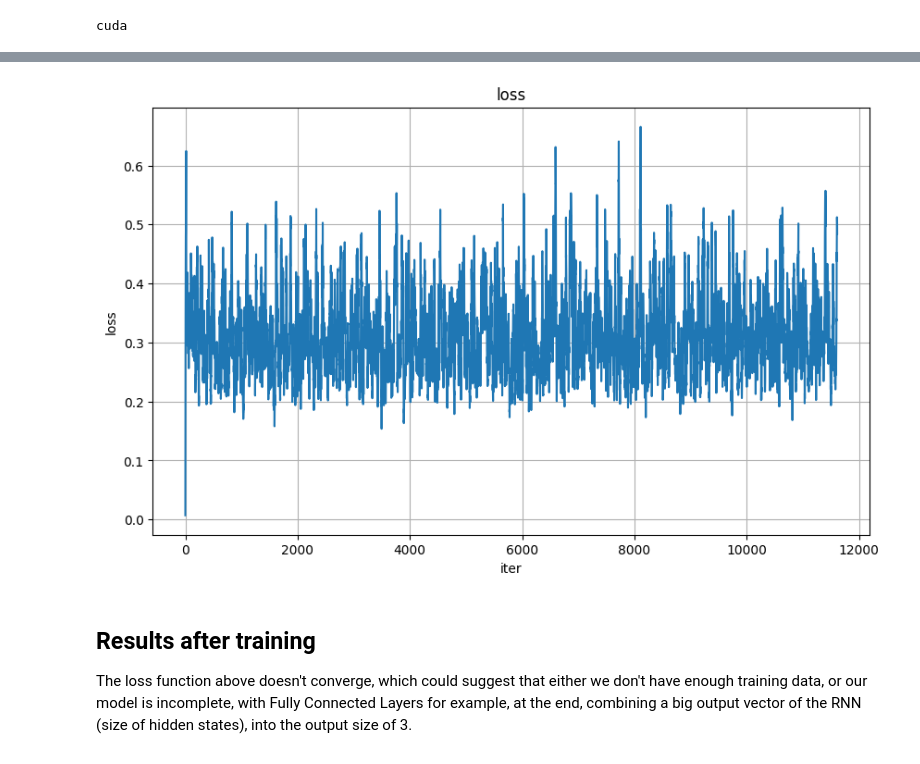
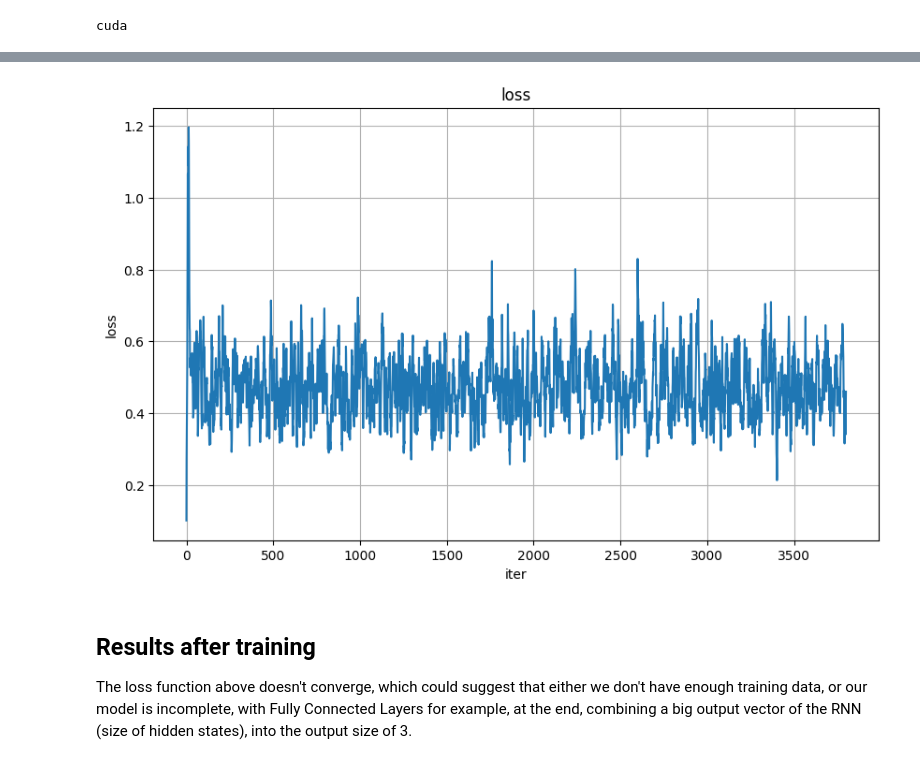
Before and after one commit to OniasC/dl-homework, a Jupyter notebook: from_scratch/rnn_robot_pytorch.ipynb, the cells around one changed output, grey strips where cells are left out. Saved outputs shown, nothing was run; the diff lists cells and outputs as text; code cells hidden in the pictures.

Commit message:
updates on lstm and gru for robot dataset. Updates data processing of robot dataset

```diff
--- a/from_scratch/rnn_robot_pytorch.ipynb
+++ b/from_scratch/rnn_robot_pytorch.ipynb
@@ -47,28 +48,24 @@ A dataset was collected of different robots performing squared trajectories and
 
 As this is a transformation from 4 dimensions to 3 dimensions, the imprecision of each dimensions in the "wheel frame" is combined when translated to "robot frame". This model doesn't allow accurate tracking of the position of the robot in global frame of reference. Our goal is to verify if a data-driven approach can properly model the system dynamics in a way that a model-based estimation can't, as these errors are coming mostly from our poor definition of the model, so adding processes noises on a Kalman Filter (or the extended version) doesn't perform as well as intended.
 # %%
-#data_generator = DataGenerator('dinos.txt')
-data0, x0, y0 = robot_data_treatment.dataGet("../data/quadrado_opt_1_1.csv")
-_, x1, y1 = robot_data_treatment.dataGet("../data/quadrado_opt_1_2.csv")
-_, x2, y2 = robot_data_treatment.dataGet("../data/quadrado_opt_1_3.csv")
-_, x3, y3 = robot_data_treatment.dataGet("../data/quadrado_opt_1_4.csv")
-_, x4, y4 = robot_data_treatment.dataGet("../data/quadrado_opt_1_5.csv")
-_, x5, y5 = robot_data_treatment.dataGet("../data/quadrado_opt_2_1.csv")
-_, x6, y6 = robot_data_treatment.dataGet("../data/quadrado_opt_2_2.csv")
-_, x7, y7 = robot_data_treatment.dataGet("../data/quadrado_opt_2_3.csv")
-_, x8, y8 = robot_data_treatment.dataGet("../data/quadrado_opt_2_4.csv")
-_, x9, y9 = robot_data_treatment.dataGet("../data/quadrado_opt_2_5.csv")
+basePath = '../data/'
+csvPaths = ['quadrado_opt_1_1.csv', 'quadrado_opt_1_2.csv', 'quadrado_opt_1_3.csv', 'quadrado_opt_1_4.csv',
+            'quadrado_opt_1_5.csv','quadrado_opt_2_1.csv','quadrado_opt_2_2.csv','quadrado_opt_2_3.csv',
+            'quadrado_opt_2_4.csv','quadrado_opt_2_5.csv']
+paths = []
+for csvPath in csvPaths:
+    paths.append(basePath+csvPath)
 
-x0 = x0 + x1 + x2 + x3 + x4 + x5 + x6 + x7 + x8 + x9
-y0 = y0 + y1 + y2 + y3 + y4 + y5 + y6 + y7 + y8 + y9
+sequenceLength = 50
 
-sequenceLength = 10
-trainTuple, valTuple, testTuple = robot_data_treatment.createTestTrainSets(x0, y0, sequenceLength, trainRatio=0.8, valRatio=0.1, testRatio=0.1)
+
+
+
+data, targets, data0,_,_ = robot_data_treatment.dataGet_v2(paths, sequenceLength)
 
 display(HTML(data0.head(5).to_html()))
 
 robot_data_treatment.dataPlotMulti([data0[' GT_X']], [data0[' GT_Y']], plotTitle="ground truth of position of robot")
-
 
 
 class RobotDataset(Dataset):
@@ -84,14 +81,6 @@ class RobotDataset(Dataset):
     def __getitem__(self, index):
         return self.data[index], self.targets[index]
 
-data = []
-targets = []
-for x,y in trainTuple:
-    data.append(x)
-    targets.append(y)
-
-data = np.array(data)
-targets = np.array(targets)
 # Create Dataset and DataLoader
 batch_size = 4
 dataset = RobotDataset(data, targets)
@@ -195,9 +184,9 @@ class RNN2_robot(nn.Module):
 input_size = 5  # Example: (wheel velocities + orientation)
 hidden_size = 500
 output_size = 3  # Global velocities (vx, vy)
-num_layers = 10
+num_layers = sequenceLength
 learning_rate = 0.001
-num_epochs = 30
+num_epochs = 50
 
 
 device = torch.device('cuda' if torch.cuda.is_available() else 'cpu')
@@ -244,19 +235,19 @@ Epoch [30/30], Loss: 0.1141
 # %%
 losses_cpu = []
 for loss in losses:
     losses_cpu.append(loss.cpu().detach().numpy())
-numberFilterCoefs = 15
+numberFilterCoefs = 8
 losses_cpu = scipy.signal.lfilter([1.0/numberFilterCoefs]*numberFilterCoefs, 1, losses_cpu)
 plt.figure(figsize=(10, 6))
 plt.plot(range(len(losses_cpu)), losses_cpu)#, marker='o', linestyle='-')
 plt.title("loss")
 plt.xlabel("iter")
 plt.ylabel("loss")
 
 plt.grid(True)
 plt.show()
 # %% [output]
-[figure, old version]
+[figure, new version]
 # %% [markdown]
 ## Results after training
 
```
Also changed, not shown: parts of 5 cells of this notebook, 4 other files.
